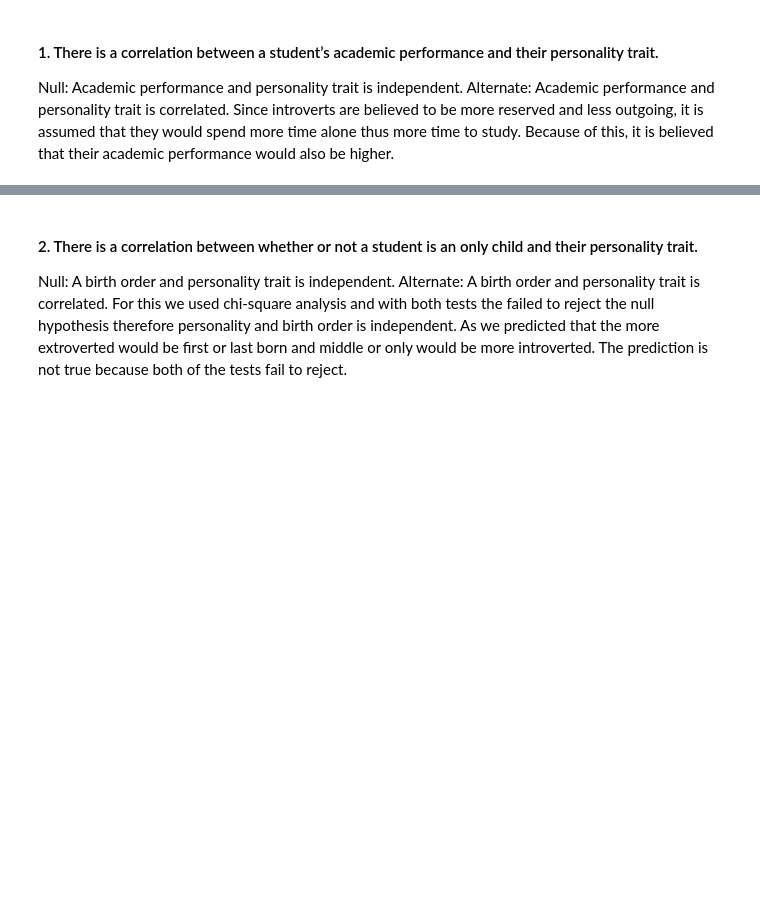
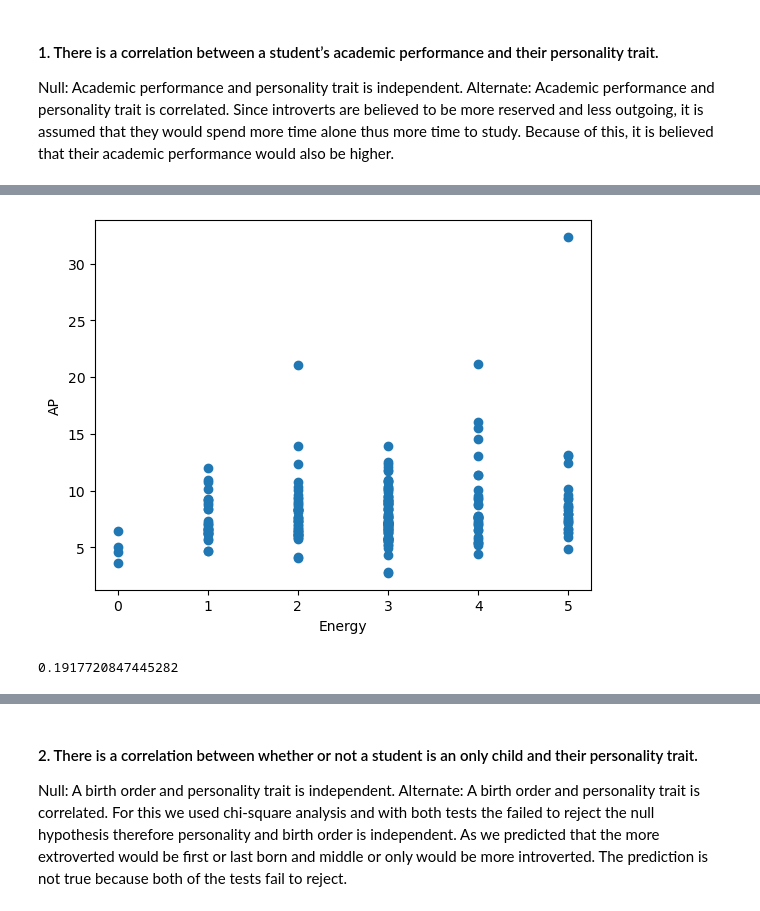
Before and after one commit to cho102/cs105_project, a Jupyter notebook: Mini-Project.ipynb, the cells around one changed output, grey strips where cells are left out. Drawn from its saved outputs; the diff is of its cells as text; code cells hidden in the pictures; blank space fills up the shorter version.

```diff
--- a/Mini-Project.ipynb
+++ b/Mini-Project.ipynb
@@ -384,0 +389,5 @@ Since introverts are believed to be more reserved and less outgoing, it is assum
+# %%
+dft = df3
+dft['AP'] = ((dft['GPA'] + dft['Current Units Taken'] + dft['Total Study Hours'] + dft['Lecture Attendance'] + dft['Office Hours Attendance'])/5)
+dft['Energy'] = df2['75. What energizes you?']
+dft
@@ -384,0 +408,12 @@ Since introverts are believed to be more reserved and less outgoing, it is assum
+# %%
+plt.scatter(dft['Energy'],dft['AP'])
+plt.xlabel("Energy")
+plt.ylabel("AP")
+plt.show()
+# %% [output]
+[figure, added]
+# %%
+#Pearson's correlation
+dft['AP'].corr(dft['Energy'], method = 'pearson')
+# %% [output]
+0.1917720847445282
```
Also changed, not shown: parts of 7 cells of this notebook.
